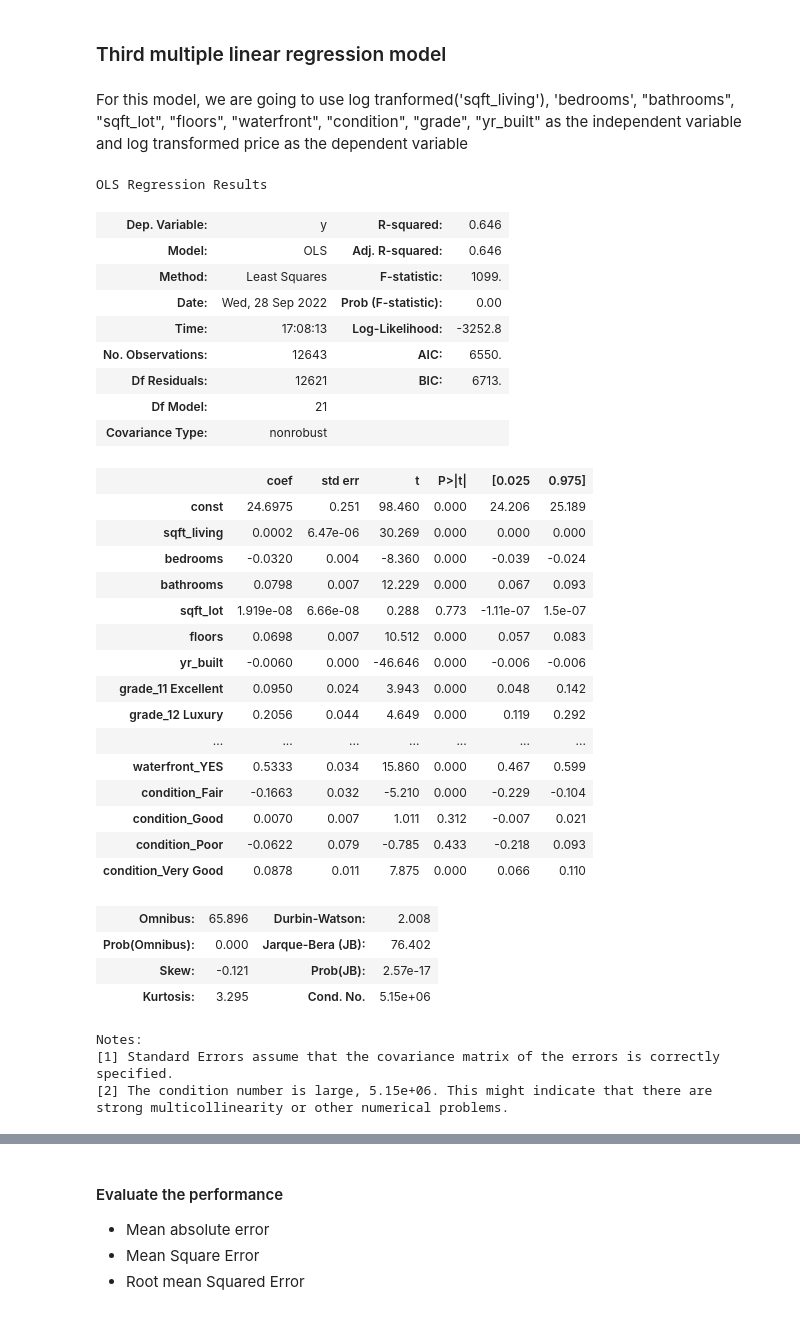
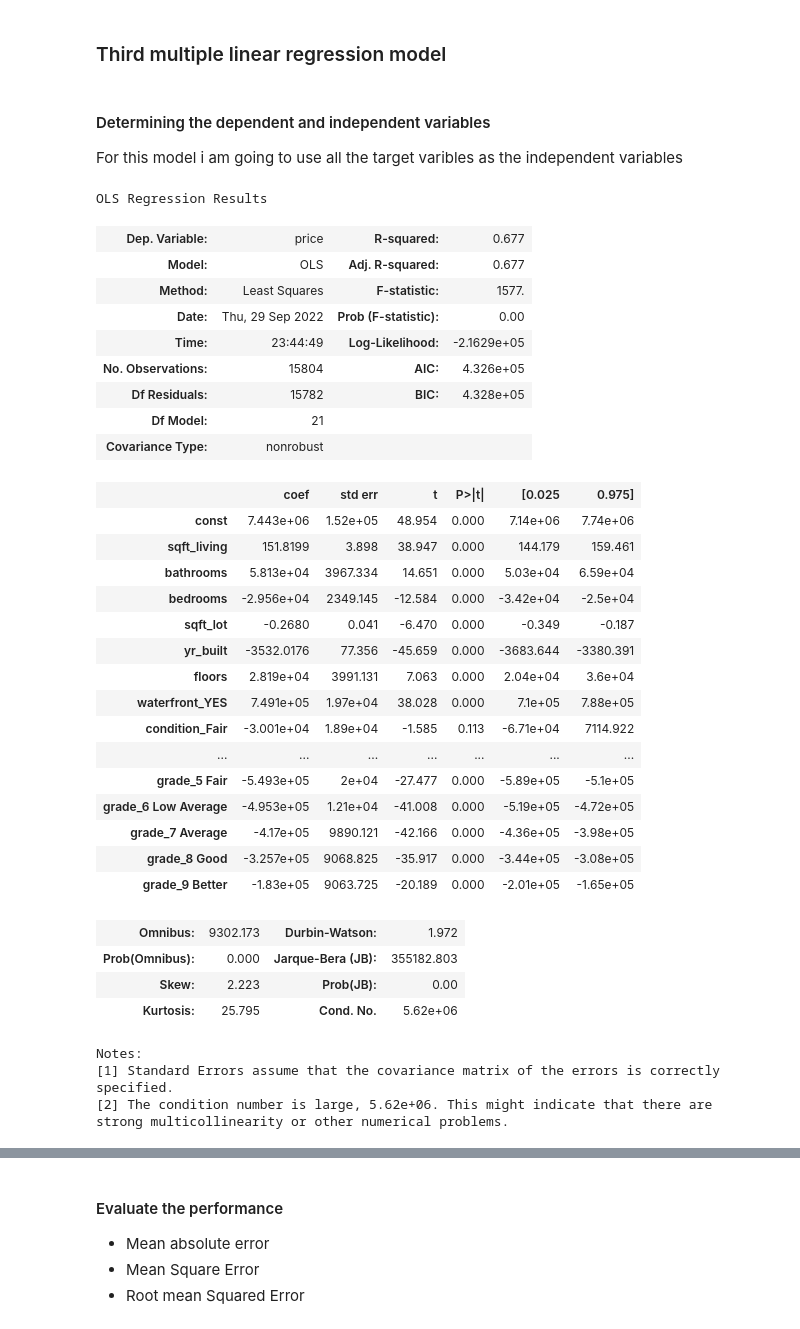
Before and after one commit to janejeshen/dsc-phase-2-project-v2-3, a Jupyter notebook: student.ipynb, the cells around one changed output, grey strips where cells are left out. Drawn from its saved outputs; the diff is of its cells as text; code cells hidden in the pictures.

```diff
--- a/student.ipynb
+++ b/student.ipynb
@@ -654,0 +637,8 @@ Adjusted r_squarde: 0.6591886416069341
+# %%
+# independent variable
+sx = houses_df[[ 'sqft_living', "bathrooms","bedrooms","sqft_lot","yr_built","floors"]]
+# dependent variable
+y = houses_df['price']
+# %%
+lr2 = sm.OLS(endog = y,exog = sm.add_constant(sx)).fit()
+lr2.summary()
@@ -654,0 +708,5 @@ Adjusted r_squarde: 0.6591886416069341
+# %%
+sy_pred = lr2.predict(sm.add_constant(sx))
+print(f"Mean absolute error: {np.round(mean_absolute_error(y, sy_pred), 4)}")
+print(f"Root mean squared error: {np.round(np.sqrt(mean_squared_error(y, sy_pred)), 4)}")
+print(f"Adjusted r_squarde: {lr2.rsquared_adj}")
@@ -655,4 +737,2 @@ Adjusted r_squarde: 0.6591886416069341
 # %% [markdown]
 ### Third multiple linear regression model
-# %% [markdown]
-For this model, we are going to use log tranformed('sqft_living'), 'bedrooms', "bathrooms", "sqft_lot", "floors", "waterfront", "condition", "grade", "yr_built" as the independent variable and log transformed price as the dependent variable
@@ -662,38 +739,49 @@ x = X_train.copy()
+# %% [markdown]
+#### Determining the dependent and independent variables
+For this model i am going to use all the target varibles as the independent variables
+# %%
+# independent variable
+tx = houses_df[[ 'sqft_living', "bathrooms","bedrooms","sqft_lot","yr_built","floors","waterfront",
+               "condition","grade"]]
+# dependent variable
+y = houses_df['price']
+
+tx_var = pd.get_dummies(tx,drop_first=True)
 # %%
-lr3 = sm.OLS(endog =ylog_price ,exog = sm.add_constant(x)).fit()
+lr3 = sm.OLS(endog = y,exog = sm.add_constant(tx_var)).fit()
 lr3.summary()
 # %% [output]
 OLS Regression Results
-| Dep. Variable: | y | R-squared: | 0.646 |
-| Model: | OLS | Adj. R-squared: | 0.646 |
-| Method: | Least Squares | F-statistic: | 1099. |
-| Date: | Wed, 28 Sep 2022 | Prob (F-statistic): | 0.00 |
-| Time: | 17:08:13 | Log-Likelihood: | -3252.8 |
-| No. Observations: | 12643 | AIC: | 6550. |
-| Df Residuals: | 12621 | BIC: | 6713. |
+| Dep. Variable: | price | R-squared: | 0.677 |
+| Model: | OLS | Adj. R-squared: | 0.677 |
+| Method: | Least Squares | F-statistic: | 1577. |
+| Date: | Thu, 29 Sep 2022 | Prob (F-statistic): | 0.00 |
+| Time: | 23:44:49 | Log-Likelihood: | -2.1629e+05 |
+| No. Observations: | 15804 | AIC: | 4.326e+05 |
+| Df Residuals: | 15782 | BIC: | 4.328e+05 |
 | Df Model: | 21 |  |  |
 | Covariance Type: | nonrobust |  |  |
 |  | coef | std err | t | P>|t| | [0.025 | 0.975] |
-| const | 24.6975 | 0.251 | 98.460 | 0.000 | 24.206 | 25.189 |
-| sqft_living | 0.0002 | 6.47e-06 | 30.269 | 0.000 | 0.000 | 0.000 |
-| bedrooms | -0.0320 | 0.004 | -8.360 | 0.000 | -0.039 | -0.024 |
-| bathrooms | 0.0798 | 0.007 | 12.229 | 0.000 | 0.067 | 0.093 |
-| sqft_lot | 1.919e-08 | 6.66e-08 | 0.288 | 0.773 | -1.11e-07 | 1.5e-07 |
-| floors | 0.0698 | 0.007 | 10.512 | 0.000 | 0.057 | 0.083 |
-| yr_built | -0.0060 | 0.000 | -46.646 | 0.000 | -0.006 | -0.006 |
-| grade_11 Excellent | 0.0950 | 0.024 | 3.943 | 0.000 | 0.048 | 0.142 |
-| grade_12 Luxury | 0.2056 | 0.044 | 4.649 | 0.000 | 0.119 | 0.292 |
+| const | 7.443e+06 | 1.52e+05 | 48.954 | 0.000 | 7.14e+06 | 7.74e+06 |
+| sqft_living | 151.8199 | 3.898 | 38.947 | 0.000 | 144.179 | 159.461 |
+| bathrooms | 5.813e+04 | 3967.334 | 14.651 | 0.000 | 5.03e+04 | 6.59e+04 |
+| bedrooms | -2.956e+04 | 2349.145 | -12.584 | 0.000 | -3.42e+04 | -2.5e+04 |
+| sqft_lot | -0.2680 | 0.041 | -6.470 | 0.000 | -0.349 | -0.187 |
+| yr_built | -3532.0176 | 77.356 | -45.659 | 0.000 | -3683.644 | -3380.391 |
+| floors | 2.819e+04 | 3991.131 | 7.063 | 0.000 | 2.04e+04 | 3.6e+04 |
+| waterfront_YES | 7.491e+05 | 1.97e+04 | 38.028 | 0.000 | 7.1e+05 | 7.88e+05 |
+| condition_Fair | -3.001e+04 | 1.89e+04 | -1.585 | 0.113 | -6.71e+04 | 7114.922 |
 | ... | ... | ... | ... | ... | ... | ... |
-| waterfront_YES | 0.5333 | 0.034 | 15.860 | 0.000 | 0.467 | 0.599 |
-| condition_Fair | -0.1663 | 0.032 | -5.210 | 0.000 | -0.229 | -0.104 |
-| condition_Good | 0.0070 | 0.007 | 1.011 | 0.312 | -0.007 | 0.021 |
-| condition_Poor | -0.0622 | 0.079 | -0.785 | 0.433 | -0.218 | 0.093 |
-| condition_Very Good | 0.0878 | 0.011 | 7.875 | 0.000 | 0.066 | 0.110 |
+| grade_5 Fair | -5.493e+05 | 2e+04 | -27.477 | 0.000 | -5.89e+05 | -5.1e+05 |
+| grade_6 Low Average | -4.953e+05 | 1.21e+04 | -41.008 | 0.000 | -5.19e+05 | -4.72e+05 |
+| grade_7 Average | -4.17e+05 | 9890.121 | -42.166 | 0.000 | -4.36e+05 | -3.98e+05 |
+| grade_8 Good | -3.257e+05 | 9068.825 | -35.917 | 0.000 | -3.44e+05 | -3.08e+05 |
+| grade_9 Better | -1.83e+05 | 9063.725 | -20.189 | 0.000 | -2.01e+05 | -1.65e+05 |
-| Omnibus: | 65.896 | Durbin-Watson: | 2.008 |
-| Prob(Omnibus): | 0.000 | Jarque-Bera (JB): | 76.402 |
-| Skew: | -0.121 | Prob(JB): | 2.57e-17 |
-| Kurtosis: | 3.295 | Cond. No. | 5.15e+06 |
+| Omnibus: | 9302.173 | Durbin-Watson: | 1.972 |
+| Prob(Omnibus): | 0.000 | Jarque-Bera (JB): | 355182.803 |
+| Skew: | 2.223 | Prob(JB): | 0.00 |
+| Kurtosis: | 25.795 | Cond. No. | 5.62e+06 |
 Notes:
 [1] Standard Errors assume that the covariance matrix of the errors is correctly specified.
-[2] The condition number is large, 5.15e+06. This might indicate that there are
+[2] The condition number is large, 5.62e+06. This might indicate that there are
 strong multicollinearity or other numerical problems.
```
Also changed, not shown: parts of 83 cells of this notebook.
